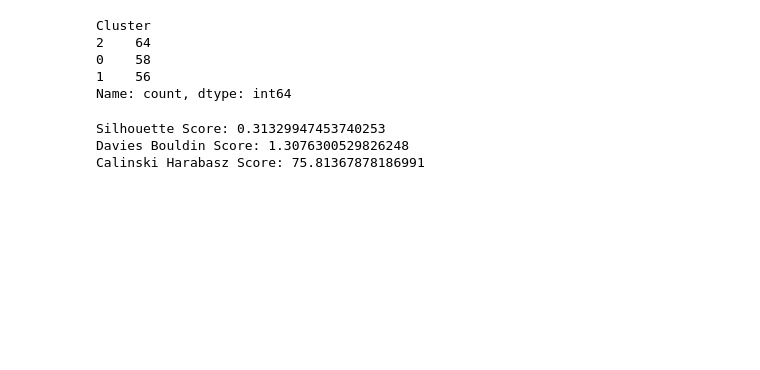
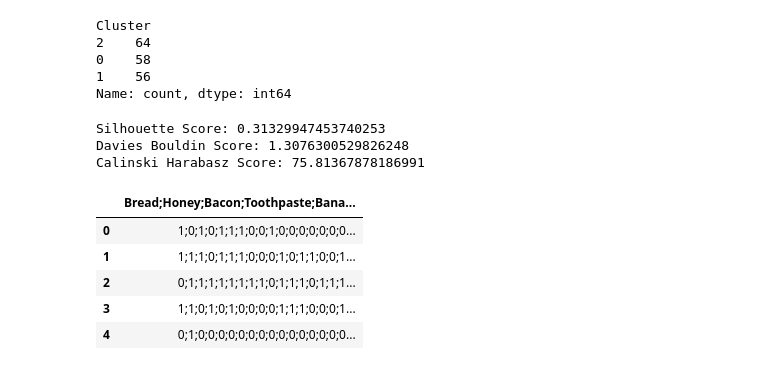
Before and after one commit to amandeep-singh28/Machine-Learning-Revision, a Jupyter notebook: 02_Practice.ipynb, the cells around one changed output. Cells and saved outputs as stored; diff of their text form; code cells hidden in the pictures; blank space fills up the shorter version.

```diff
--- a/02_Practice.ipynb
+++ b/02_Practice.ipynb
@@ -836,3 +838,14 @@ print("Calinski Harabasz Score:",calinski)
 Silhouette Score: 0.31329947453740253
 Davies Bouldin Score: 1.3076300529826248
 Calinski Harabasz Score: 75.81367878186991
+# %%
+df = pd.read_csv('Datasets\market.csv')
+# %%
+df.head()
+# %% [output]
+|  | Bread;Honey;Bacon;Toothpaste;Bana... |
+| 0 | 1;0;1;0;1;1;1;0;0;1;0;0;0;0;0;0;0... |
+| 1 | 1;1;1;0;1;1;1;0;0;0;1;0;1;1;0;0;1... |
+| 2 | 0;1;1;1;1;1;1;1;1;0;1;1;1;0;1;1;1... |
+| 3 | 1;1;0;1;0;1;0;0;0;0;1;1;1;0;0;0;1... |
+| 4 | 0;1;0;0;0;0;0;0;0;0;0;0;0;0;0;0;0... |
```
Also changed, not shown: parts of 10 cells of this notebook.
